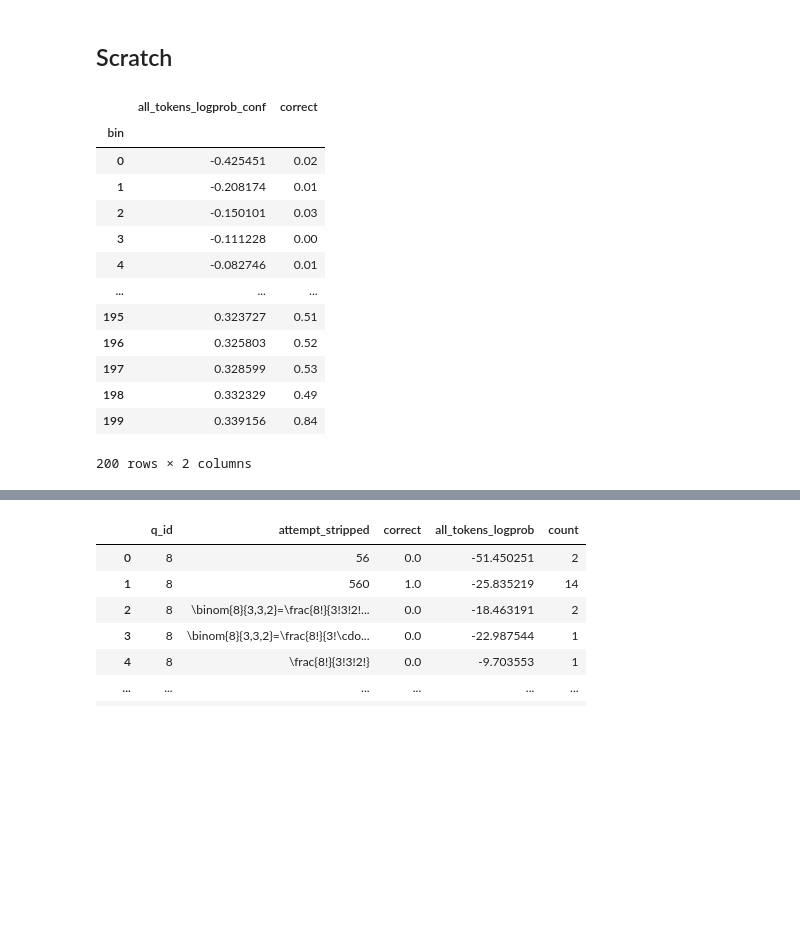
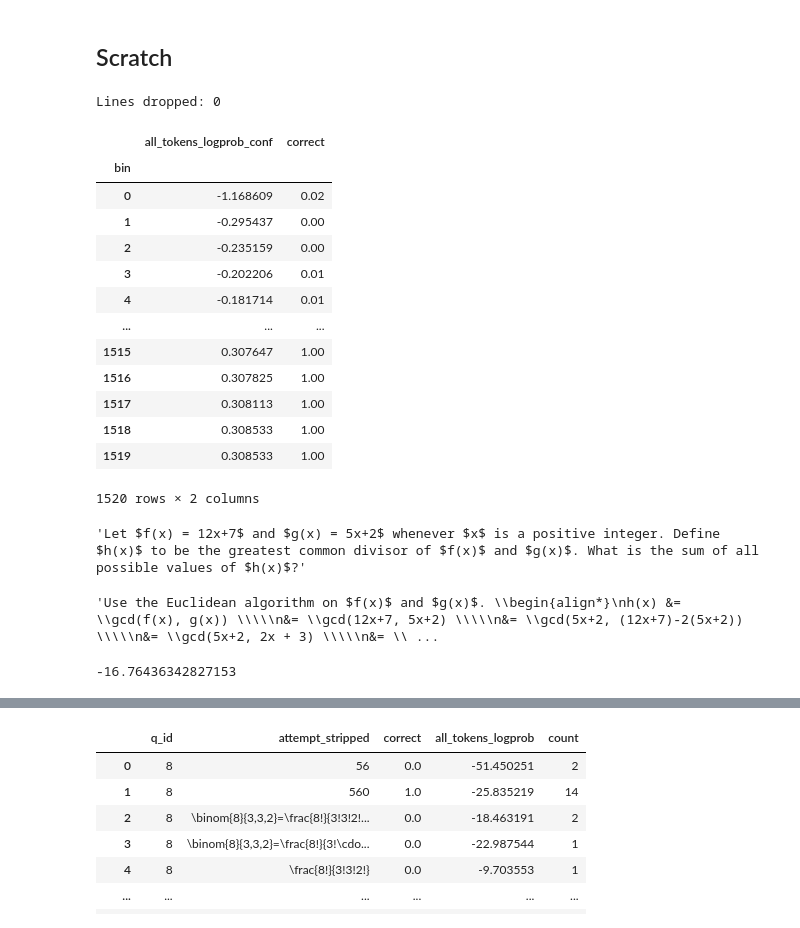
Before and after one commit to jamesyc23/alamere, a Jupyter notebook: confidence_research.ipynb, the cells around one changed output, grey strips where cells are left out. Saved outputs shown, nothing was run; the diff lists cells and outputs as text; code cells hidden in the pictures; blank space fills up the shorter version.

```diff
--- a/confidence_research.ipynb
+++ b/confidence_research.ipynb
@@ -60,7 +50,7 @@ You should consider upgrading via the '/Applications/Xcode.app/Contents/Develope
 # %%
 gsm8k_df = gsm8k_helpers.get_test_df()
 # %%
-math_df = math_helpers.get_math_df(data_path="./MATH", split="test")
+math_df = pd.read_parquet('./data/math_test.pq')
 # %% [markdown]
 ## GSM8K
 # %%
@@ -270,23 +262,51 @@ math_all_llama3_8b.write_requests_file()
 ## TriviaQA
 # %% [markdown]
 ## Scratch
+# %%
+test = CalibrationRun(
+    dataset=math_all,
+    model_name="meta-llama/Meta-Llama-3-8B-Instruct",
+    num_questions=5000,
+    num_attempts_per_question=4,
+    num_shots=5,
+    max_response_tokens=5000,
+    requests_file_path=None,
+    results_file_pattern="../math_8b_requests_*.jsonl.results",
+    num_choices=250,
+)
+# math_all_llama3_8b.write_requests_file()
+test.read_results_file()
+# %% [output]
+Lines dropped: 0
 # %%
 # beta = (math_1000_llama3_8b.results['completion_tokens'] * math_1000_llama3_8b.results['all_tokens_logprob']).sum() / (math_1000_llama3_8b.results['completion_tokens'] ** 2).sum()
 # math_1000_llama3_8b.results['all_tokens_logprob'] = math_1000_llama3_8b.results['all_tokens_logprob'] - beta * math_1000_llama3_8b.results['completion_tokens']
 # %%
-math_1000_llama3_8b.get_binned(confidence_estimator="all_tokens_logprob_conf", qa_pairs_per_bin=100)
+test.get_binned(confidence_estimator="all_tokens_logprob_conf", qa_pairs_per_bin=100)
 # %% [output]
 |  | all_tokens_logprob_conf | correct |
 | bin |  |  |
-| 0 | -0.425451 | 0.02 |
-| 1 | -0.208174 | 0.01 |
-| 2 | -0.150101 | 0.03 |
-| 3 | -0.111228 | 0.00 |
-| 4 | -0.082746 | 0.01 |
+| 0 | -1.168609 | 0.02 |
+| 1 | -0.295437 | 0.00 |
+| 2 | -0.235159 | 0.00 |
+| 3 | -0.202206 | 0.01 |
+| 4 | -0.181714 | 0.01 |
 | ... | ... | ... |
-| 195 | 0.323727 | 0.51 |
-| 196 | 0.325803 | 0.52 |
-| 197 | 0.328599 | 0.53 |
-| 198 | 0.332329 | 0.49 |
-| 199 | 0.339156 | 0.84 |
+| 1515 | 0.307647 | 1.00 |
+| 1516 | 0.307825 | 1.00 |
+| 1517 | 0.308113 | 1.00 |
+| 1518 | 0.308533 | 1.00 |
+| 1519 | 0.308533 | 1.00 |
-200 rows × 2 columns
+1520 rows × 2 columns
+# %%
+test.results.query("q_id == 1485").question.head(10).iloc[1]
+# %% [output]
+'Let $f(x) = 12x+7$ and $g(x) = 5x+2$ whenever $x$ is a positive integer. Define $h(x)$ to be the greatest common divisor of $f(x)$ and $g(x)$. What is the sum of all possible values of $h(x)$?'
+# %%
+test.results.query("q_id == 1485").answer.head(10).iloc[1]
+# %% [output]
+'Use the Euclidean algorithm on $f(x)$ and $g(x)$. \\begin{align*}\nh(x) &= \\gcd(f(x), g(x)) \\\\\n&= \\gcd(12x+7, 5x+2) \\\\\n&= \\gcd(5x+2, (12x+7)-2(5x+2)) \\\\\n&= \\gcd(5x+2, 2x + 3) \\\\\n&= \\ ...
+# %%
+test.results.query("q_id == 1485").head(10).iloc[3].all_tokens_logprob
+# %% [output]
+-16.76436342827153
```
Also changed, not shown: parts of 26 cells of this notebook, 1 other file.
